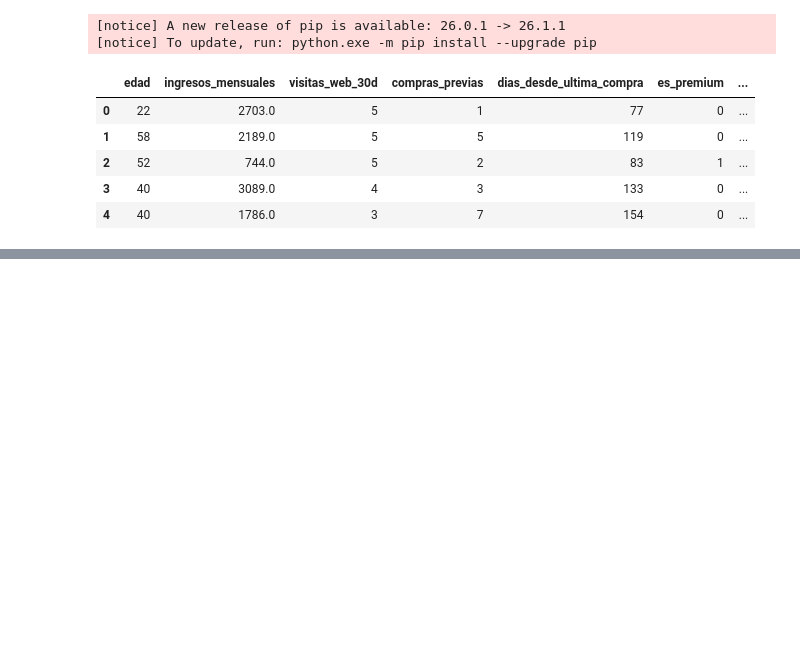
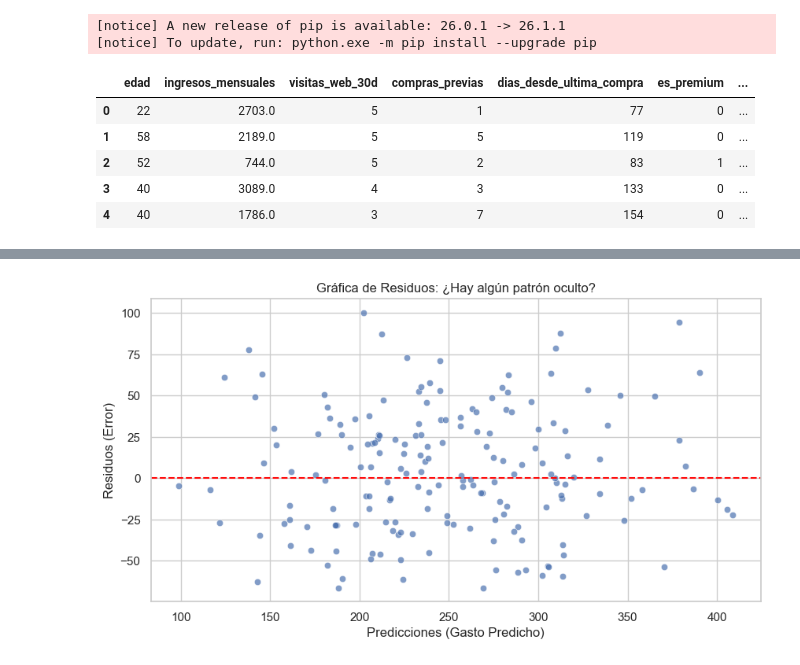
Before and after one commit to carlosgomezagrafojo/ciencia_de_datos, a Jupyter notebook: ciencia_datos.ipynb, the cells around one changed output, grey strips where cells are left out. Cells and saved outputs as stored; diff of their text form; code cells hidden in the pictures; blank space fills up the shorter version.

```diff
--- a/ciencia_datos.ipynb
+++ b/ciencia_datos.ipynb
@@ -104,0 +331,20 @@ df_clientes.head()
+# %%
+import matplotlib.pyplot as plt
+import seaborn as sns
+
+# Calculamos los residuos
+residuos = y_test - pred_regresion # Residuo = Valor Real - Valor Predicho
+
+plt.figure(figsize=(10, 5))
+
+# Graficamos los residuos vs las predicciones
+sns.scatterplot(x=pred_regresion, y=residuos, alpha=0.7)
+plt.axhline(y=0, color='red', linestyle='--') # Línea de error cero
+
+plt.title('Gráfica de Residuos: ¿Hay algún patrón oculto?')
+plt.xlabel('Predicciones (Gasto Predicho)')
+plt.ylabel('Residuos (Error)')
+plt.grid(True)
+plt.show()
+# %% [output]
+[figure, added]
```
Also changed, not shown: parts of 52 cells of this notebook.
